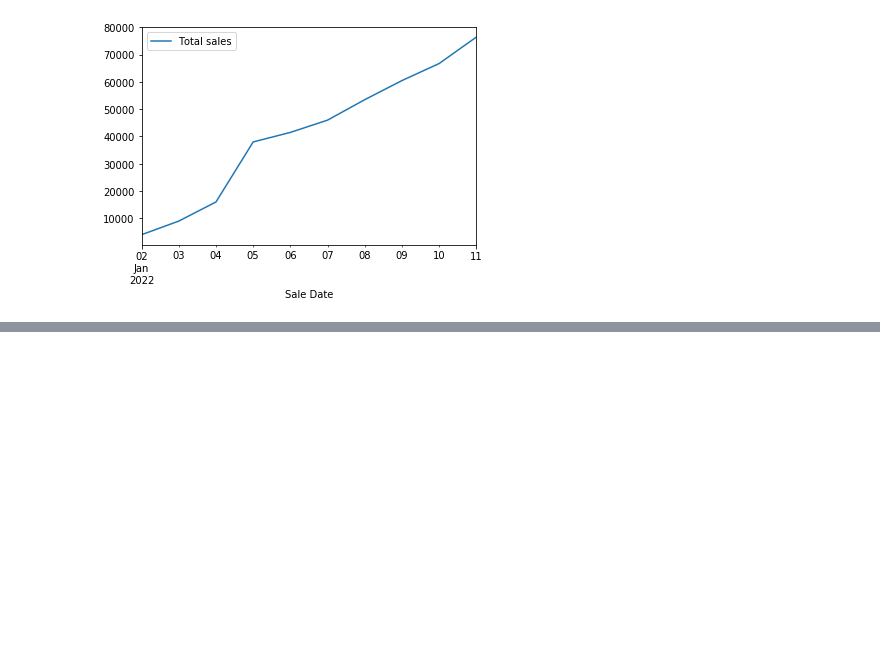
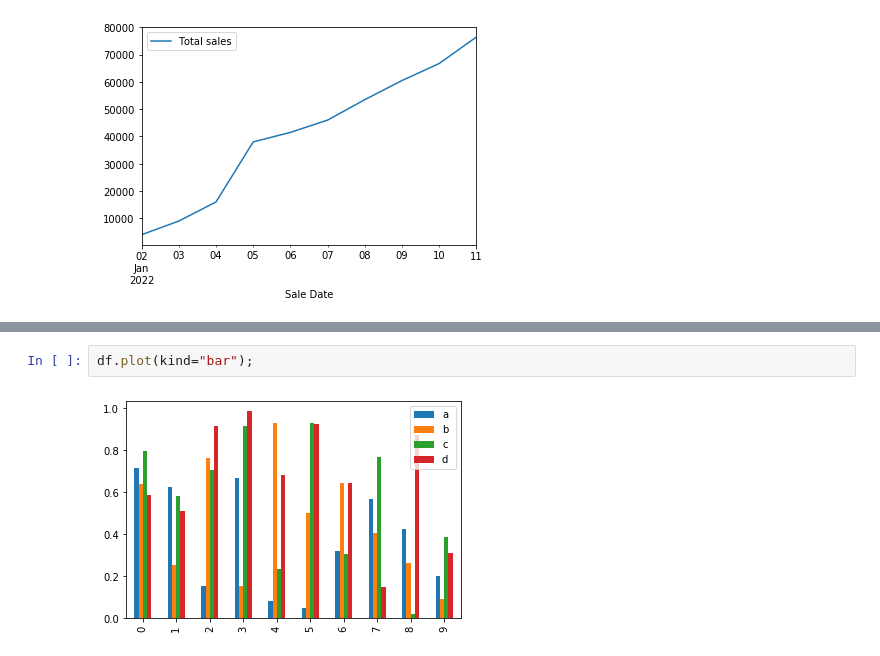
Before and after one commit to UlisesJuarez/Machine-learning-Introduction, a Jupyter notebook: matplotlib plotting and data visualization/Introduction to matplotlib.ipynb, the cells around one changed output, grey strips where cells are left out. Cells and saved outputs as stored; diff of their text form; blank space fills up the shorter version.

```diff
--- a/matplotlib plotting and data visualization/Introduction to matplotlib.ipynb
+++ b/matplotlib plotting and data visualization/Introduction to matplotlib.ipynb
@@ -303,0 +328,4 @@ car_sales.plot(x="Odometer (KM)",y="Price",kind="scatter");
+# %%
+df.plot(kind="bar");
+# %% [output]
+[figure, added]
```
Also changed, not shown: parts of 8 cells of this notebook.
